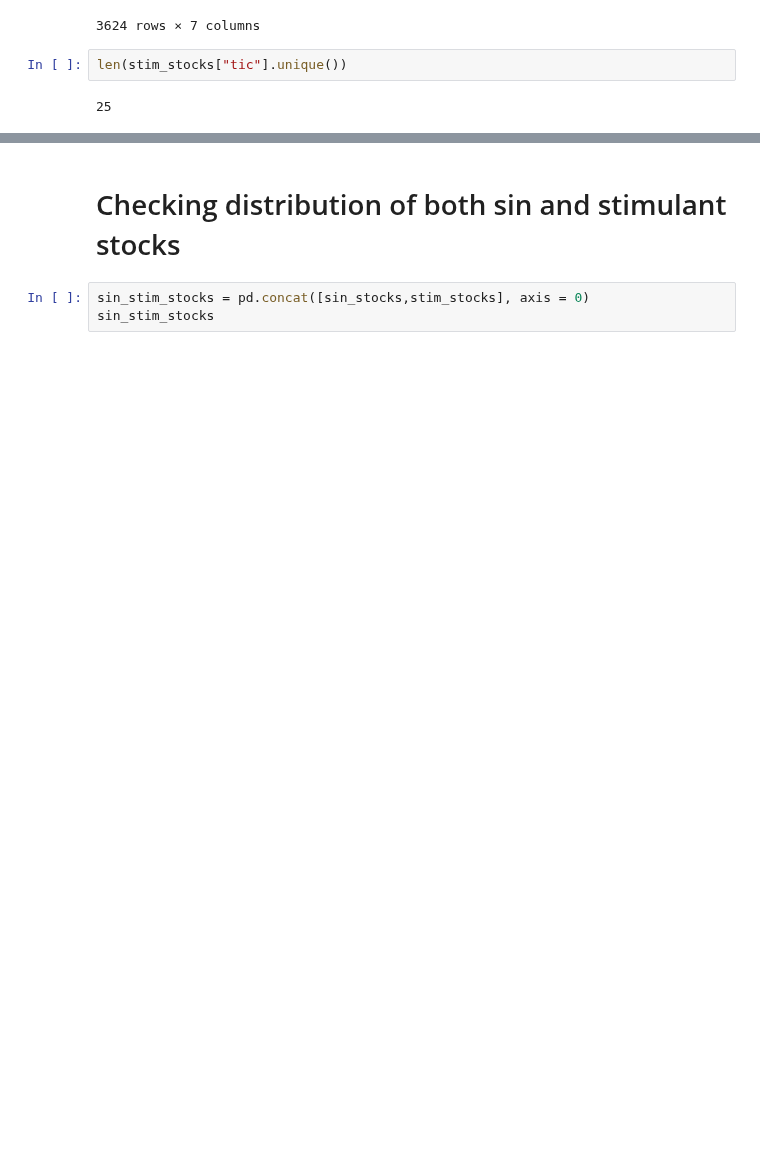
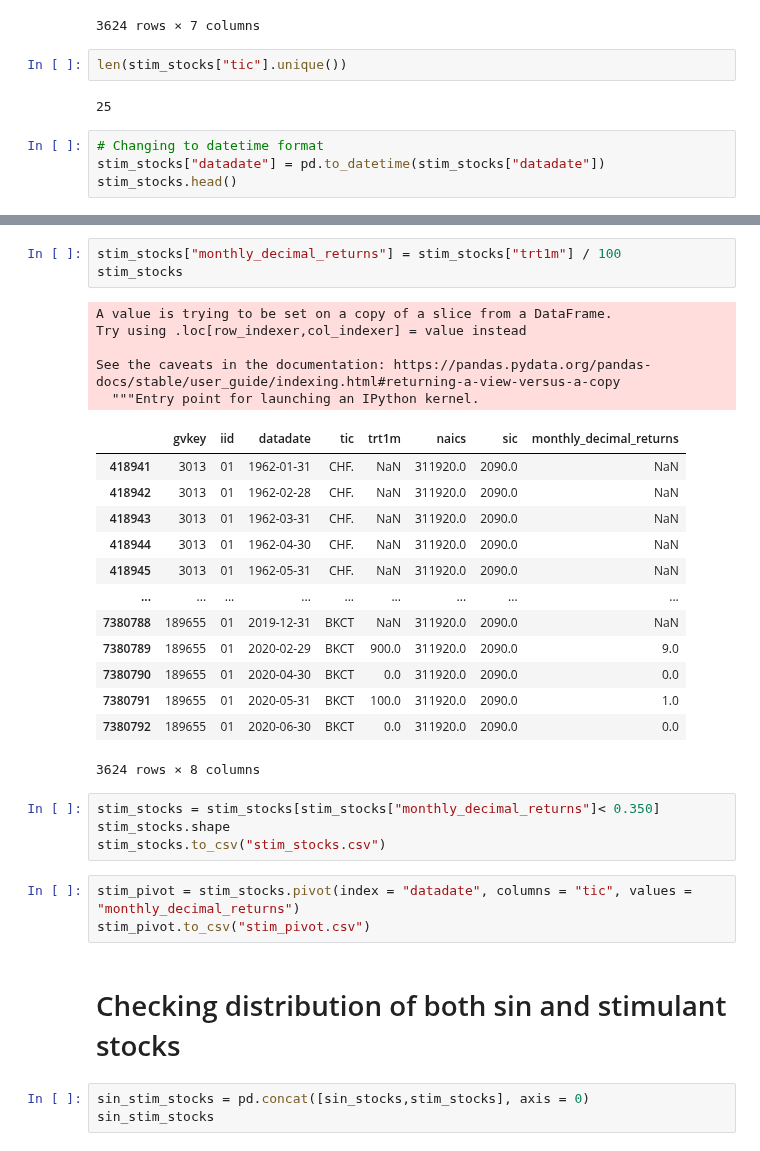
Before and after one commit to statistactics/sin-stocks, a Jupyter notebook: STOCK_FILTERING.ipynb, the cells around one changed output, grey strips where cells are left out. Cells and saved outputs as stored; diff of their text form; blank space fills up the shorter version.

```diff
--- a/STOCK_FILTERING.ipynb
+++ b/STOCK_FILTERING.ipynb
@@ -548,3 +173,7 @@ stim_stocks
 len(stim_stocks["tic"].unique())
 # %% [output]
 25
+# %%
+# Changing to datetime format
+stim_stocks["datadate"] = pd.to_datetime(stim_stocks["datadate"])
+stim_stocks.head()
@@ -551,3 +191,32 @@ len(stim_stocks["tic"].unique())
+# %%
+stim_stocks["monthly_decimal_returns"] = stim_stocks["trt1m"] / 100
+stim_stocks
+# %% [output]
+A value is trying to be set on a copy of a slice from a DataFrame.
+Try using .loc[row_indexer,col_indexer] = value instead
+
+See the caveats in the documentation: https://pandas.pydata.org/pandas-docs/stable/user_guide/indexing.html#returning-a-view-versus-a-copy
+  """Entry point for launching an IPython kernel.
+|  | gvkey | iid | datadate | tic | trt1m | naics | sic | monthly_decimal_returns |
+| 418941 | 3013 | 01 | 1962-01-31 | CHF. | NaN | 311920.0 | 2090.0 | NaN |
+| 418942 | 3013 | 01 | 1962-02-28 | CHF. | NaN | 311920.0 | 2090.0 | NaN |
+| 418943 | 3013 | 01 | 1962-03-31 | CHF. | NaN | 311920.0 | 2090.0 | NaN |
+| 418944 | 3013 | 01 | 1962-04-30 | CHF. | NaN | 311920.0 | 2090.0 | NaN |
+| 418945 | 3013 | 01 | 1962-05-31 | CHF. | NaN | 311920.0 | 2090.0 | NaN |
+| ... | ... | ... | ... | ... | ... | ... | ... | ... |
+| 7380788 | 189655 | 01 | 2019-12-31 | BKCT | NaN | 311920.0 | 2090.0 | NaN |
+| 7380789 | 189655 | 01 | 2020-02-29 | BKCT | 900.0 | 311920.0 | 2090.0 | 9.0 |
+| 7380790 | 189655 | 01 | 2020-04-30 | BKCT | 0.0 | 311920.0 | 2090.0 | 0.0 |
+| 7380791 | 189655 | 01 | 2020-05-31 | BKCT | 100.0 | 311920.0 | 2090.0 | 1.0 |
+| 7380792 | 189655 | 01 | 2020-06-30 | BKCT | 0.0 | 311920.0 | 2090.0 | 0.0 |
+3624 rows × 8 columns
+# %%
+stim_stocks = stim_stocks[stim_stocks["monthly_decimal_returns"]< 0.350]
+stim_stocks.shape
+stim_stocks.to_csv("stim_stocks.csv")
+# %%
+stim_pivot = stim_stocks.pivot(index = "datadate", columns = "tic", values = "monthly_decimal_returns")
+stim_pivot.to_csv("stim_pivot.csv")
 # %% [markdown]
 # Checking distribution of both sin and stimulant stocks
 # %%
```
Also changed, not shown: parts of 51 cells of this notebook, 5 other files.
